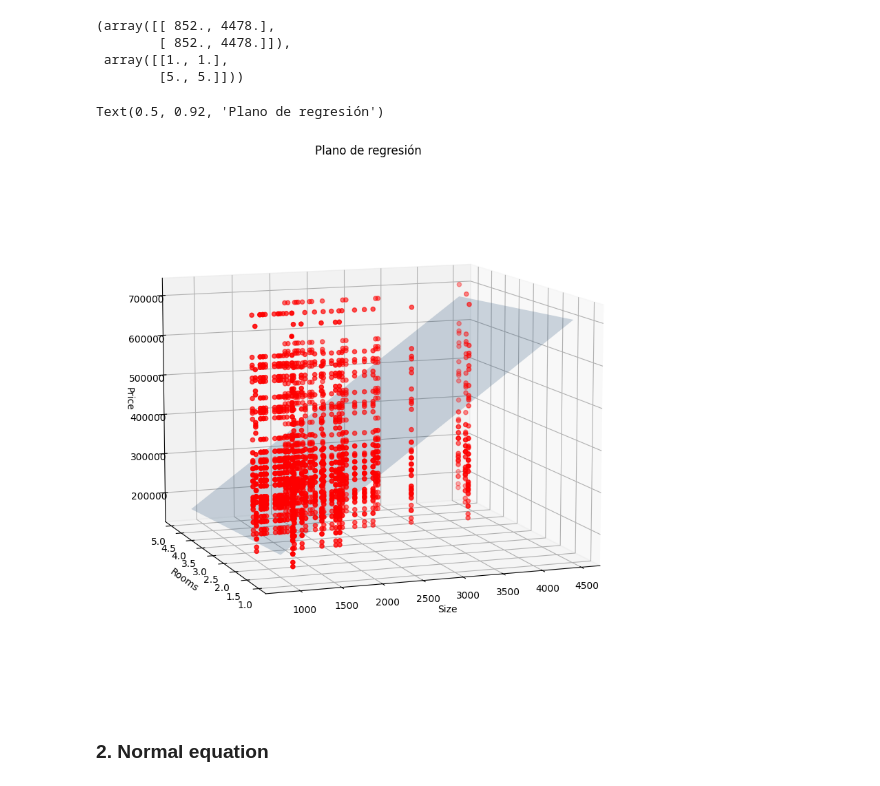
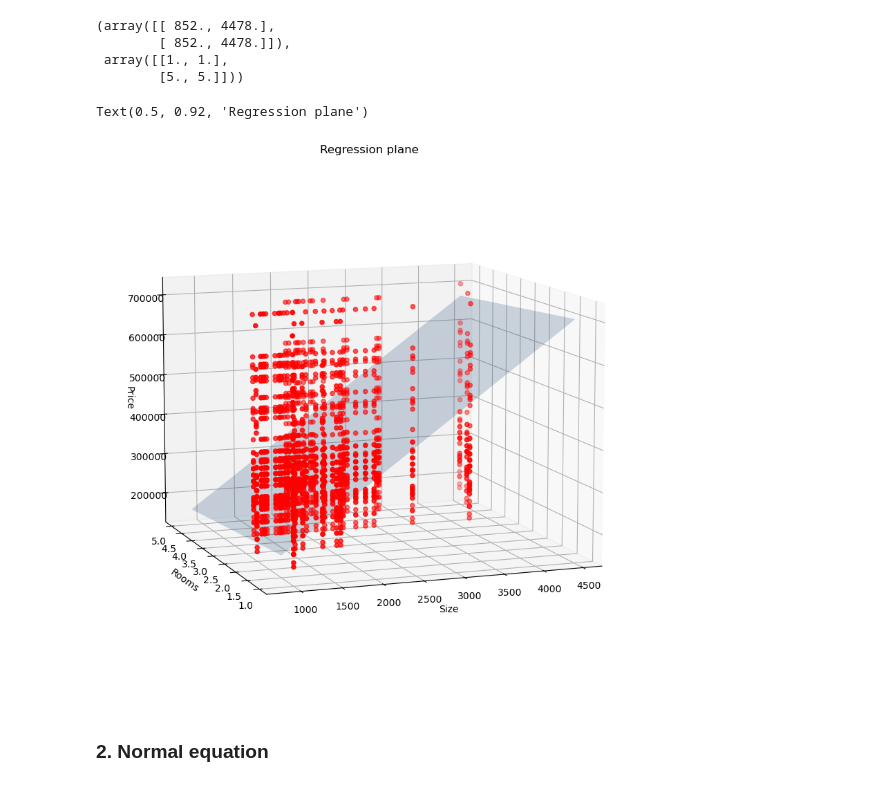
Before and after one commit to ddgant/Multivariate-Linear-Regression, a Jupyter notebook: Multivariate-linear-regression.ipynb, the cells around one changed output. Saved outputs shown, nothing was run; the diff lists cells and outputs as text; code cells hidden in the pictures.

```diff
--- a/Multivariate-linear-regression.ipynb
+++ b/Multivariate-linear-regression.ipynb
@@ -304,18 +304,18 @@ size_points, rooms_points
 price_points = theta_hat[0] + theta_hat[1] * size_points + theta_hat[2] * rooms_points
 # %%
-# Graficar datos reales (puntos rojos) + plano ajustado (superficie azul)
+# Plot actual data (red dots) + adjusted plane (blue surface)
 fig = plt.figure(figsize=(10,10))
 ax = fig.add_subplot(111, projection='3d')
 ax.scatter(X_raw[:,1], X_raw[:,2], y_data, c='r')
 ax.set_xlabel('Size')
 ax.set_ylabel('Rooms')
 ax.set_zlabel('Price')
 ax.plot_surface(size_points, rooms_points, price_points, alpha=0.2, color='dodgerblue')
 ax.view_init(10, 250)
-ax.set_title('Plano de regresión')
+ax.set_title('Regression plane')
 # %% [output]
-Text(0.5, 0.92, 'Plano de regresión')
+Text(0.5, 0.92, 'Regression plane')
-[figure, old version]
+[figure, new version]
 # %%
 import plotly.express as px
 import plotly.graph_objects as go
```
Also changed, not shown: parts of 26 cells of this notebook.
